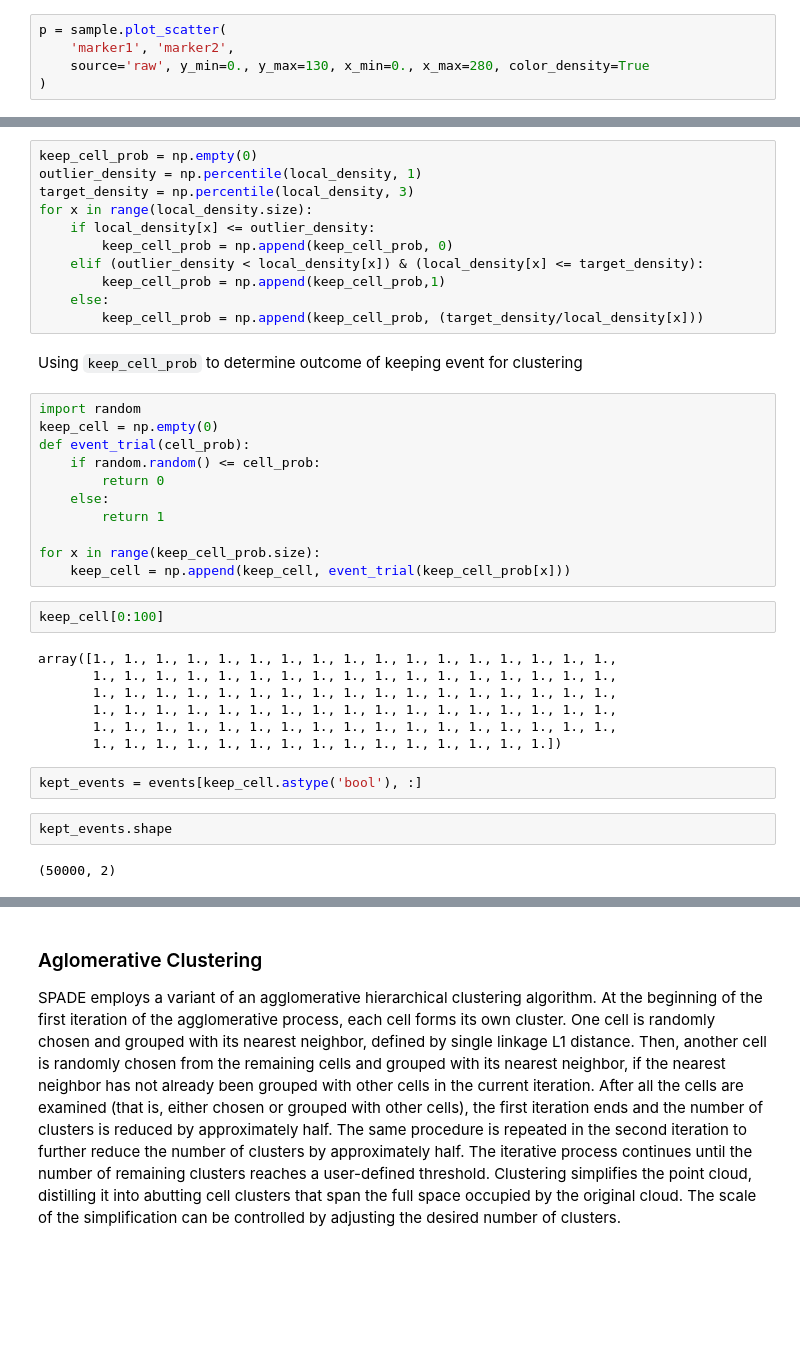
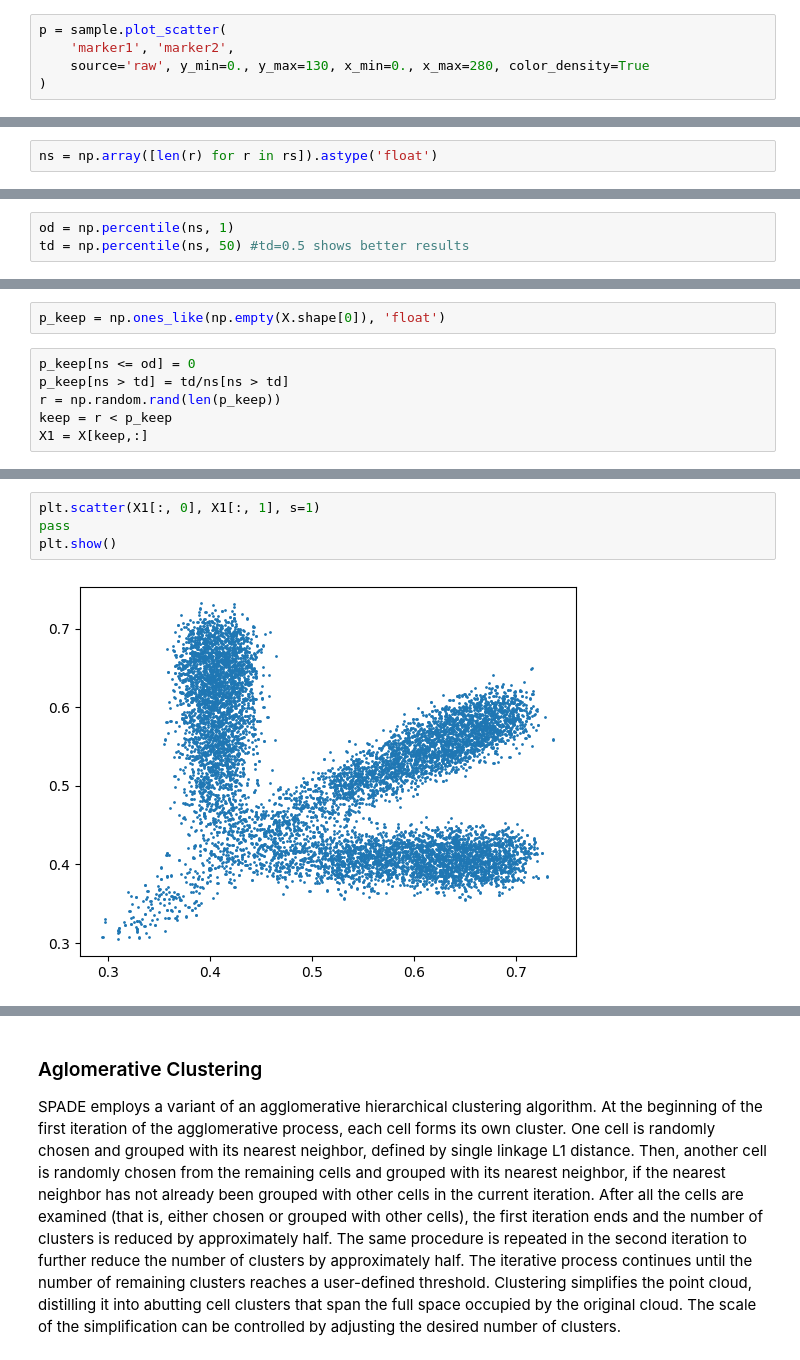
Before and after one commit to TanviJain2803/SenNet_Duke, a Jupyter notebook: SPADE_trial.ipynb, the cells around one changed output, grey strips where cells are left out. Cells and saved outputs as stored; diff of their text form; blank space fills up the shorter version.

```diff
--- a/SPADE_trial.ipynb
+++ b/SPADE_trial.ipynb
@@ -131,0 +103,2 @@ array([1., 1., 1., ..., 3., 0., 0.])
+# %%
+ns = np.array([len(r) for r in rs]).astype('float')
@@ -131,0 +107,3 @@ array([1., 1., 1., ..., 3., 0., 0.])
+# %%
+od = np.percentile(ns, 1)
+td = np.percentile(ns, 50) #td=0.5 shows better results
@@ -131,0 +120,8 @@ array([1., 1., 1., ..., 3., 0., 0.])
+# %%
+p_keep = np.ones_like(np.empty(X.shape[0]), 'float')
+# %%
+p_keep[ns <= od] = 0
+p_keep[ns > td] = td/ns[ns > td]
+r = np.random.rand(len(p_keep))
+keep = r < p_keep
+X1 = X[keep,:]
@@ -149,42 +134,9 @@ np.percentile(local_density, 50)
-# %%
-keep_cell_prob = np.empty(0)
-outlier_density = np.percentile(local_density, 1)
-target_density = np.percentile(local_density, 3)
-for x in range(local_density.size):
-    if local_density[x] <= outlier_density:
-        keep_cell_prob = np.append(keep_cell_prob, 0)
-    elif (outlier_density < local_density[x]) & (local_density[x] <= target_density):
-        keep_cell_prob = np.append(keep_cell_prob,1)
-    else:
-        keep_cell_prob = np.append(keep_cell_prob, (target_density/local_density[x]))
-# %% [markdown]
-Using `keep_cell_prob` to determine outcome of keeping event for clustering
-# %%
-import random
-keep_cell = np.empty(0)
-def event_trial(cell_prob):
-    if random.random() <= cell_prob:
-        return 0
-    else:
-        return 1
-
-for x in range(keep_cell_prob.size):
-    keep_cell = np.append(keep_cell, event_trial(keep_cell_prob[x]))
-# %%
-keep_cell[0:100]
-# %% [output]
-array([1., 1., 1., 1., 1., 1., 1., 1., 1., 1., 1., 1., 1., 1., 1., 1., 1.,
-       1., 1., 1., 1., 1., 1., 1., 1., 1., 1., 1., 1., 1., 1., 1., 1., 1.,
-       1., 1., 1., 1., 1., 1., 1., 1., 1., 1., 1., 1., 1., 1., 1., 1., 1.,
-       1., 1., 1., 1., 1., 1., 1., 1., 1., 1., 1., 1., 1., 1., 1., 1., 1.,
-       1., 1., 1., 1., 1., 1., 1., 1., 1., 1., 1., 1., 1., 1., 1., 1., 1.,
-       1., 1., 1., 1., 1., 1., 1., 1., 1., 1., 1., 1., 1., 1., 1.])
-# %%
-kept_events = events[keep_cell.astype('bool'), :]
-# %%
-kept_events.shape
-# %% [output]
-(50000, 2)
+# %%
+plt.scatter(X1[:, 0], X1[:, 1], s=1)
+pass
+plt.show()
+# %% [output]
+[figure, added]
 # %%
 from scipy.stats import gaussian_kde
 plt.subplot(1,2,1)
```
Also changed, not shown: parts of 60 cells of this notebook.
